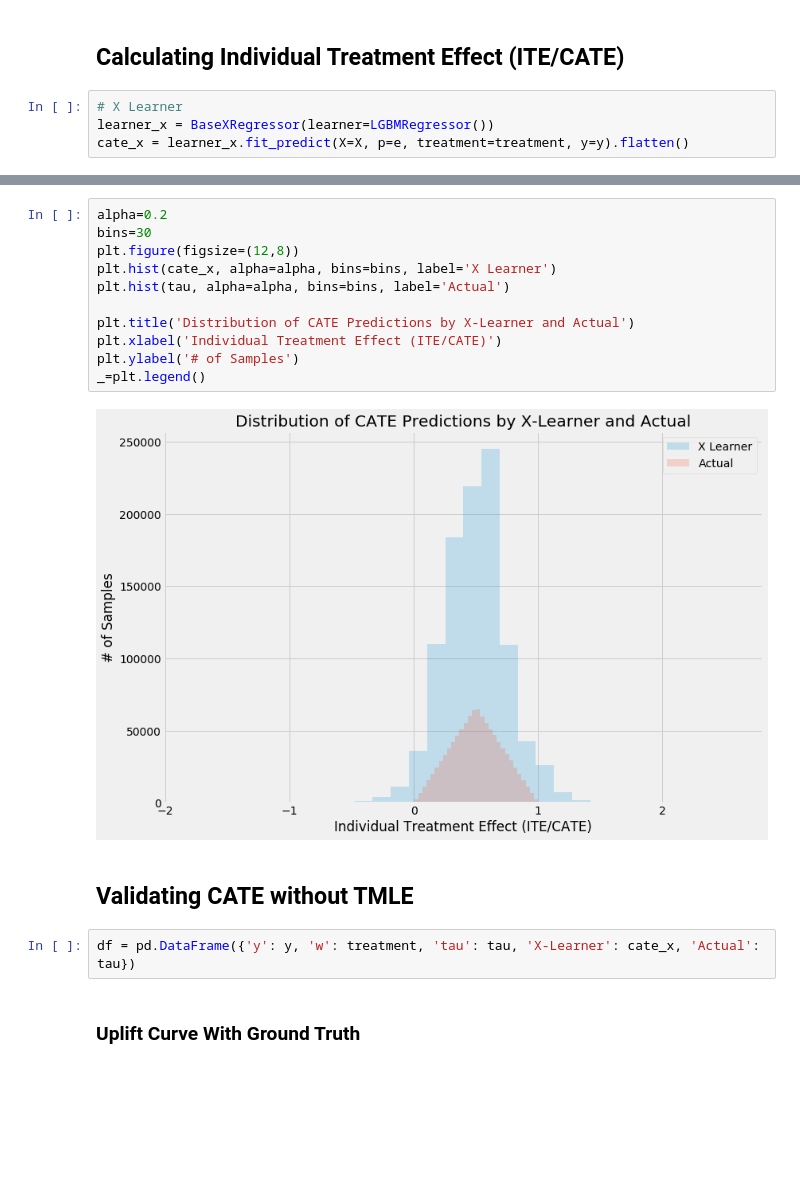
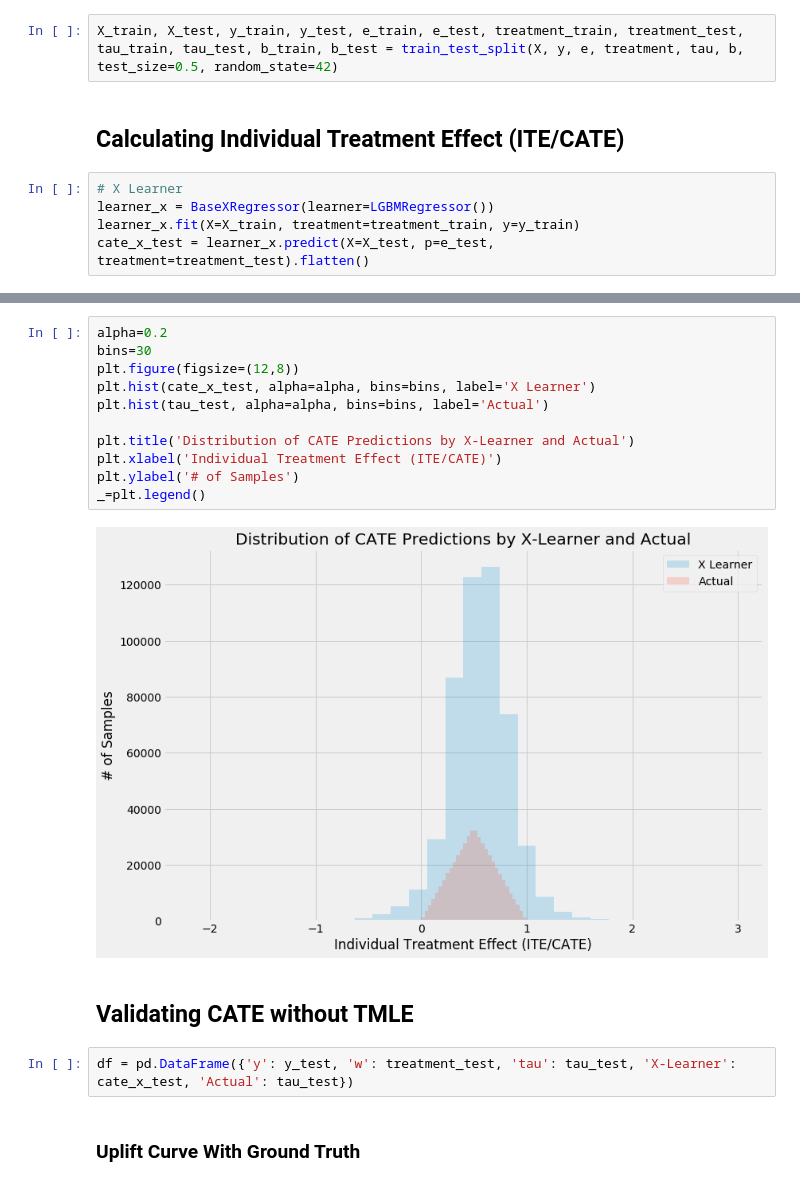
Before and after one commit to uber/causalml, a Jupyter notebook: examples/validation_with_tmle.ipynb, the cells around one changed output, grey strips where cells are left out. Drawn from its saved outputs; the diff is of its cells as text; blank space fills up the shorter version.

```diff
--- a/examples/validation_with_tmle.ipynb
+++ b/examples/validation_with_tmle.ipynb
@@ -52,9 +40,12 @@ plt.style.use('fivethirtyeight')
 # %%
 # Generate synthetic data using mode 1
 y, X, treatment, tau, b, e = synthetic_data(mode=1, n=1000000, p=10, sigma=5.)
+# %%
+X_train, X_test, y_train, y_test, e_train, e_test, treatment_train, treatment_test, tau_train, tau_test, b_train, b_test = train_test_split(X, y, e, treatment, tau, b, test_size=0.5, random_state=42)
 # %% [markdown]
 ## Calculating Individual Treatment Effect (ITE/CATE)
 # %%
 # X Learner
 learner_x = BaseXRegressor(learner=LGBMRegressor())
-cate_x = learner_x.fit_predict(X=X, p=e, treatment=treatment, y=y).flatten()
+learner_x.fit(X=X_train, treatment=treatment_train, y=y_train)
+cate_x_test = learner_x.predict(X=X_test, p=e_test, treatment=treatment_test).flatten()
@@ -70,19 +52,19 @@ I1108 11:52:31.985958 4509050304 regression.py:126]     Gini (Treatment):     0.
 # %%
 alpha=0.2
 bins=30
 plt.figure(figsize=(12,8))
-plt.hist(cate_x, alpha=alpha, bins=bins, label='X Learner')
-plt.hist(tau, alpha=alpha, bins=bins, label='Actual')
+plt.hist(cate_x_test, alpha=alpha, bins=bins, label='X Learner')
+plt.hist(tau_test, alpha=alpha, bins=bins, label='Actual')
 
 plt.title('Distribution of CATE Predictions by X-Learner and Actual')
 plt.xlabel('Individual Treatment Effect (ITE/CATE)')
 plt.ylabel('# of Samples')
 _=plt.legend()
 # %% [output]
-[figure, old version]
+[figure, new version]
 # %% [markdown]
 ## Validating CATE without TMLE
 # %%
-df = pd.DataFrame({'y': y, 'w': treatment, 'tau': tau, 'X-Learner': cate_x, 'Actual': tau})
+df = pd.DataFrame({'y': y_test, 'w': treatment_test, 'tau': tau_test, 'X-Learner': cate_x_test, 'Actual': tau_test})
 # %% [markdown]
 ### Uplift Curve With Ground Truth
```
Also changed, not shown: parts of 15 cells of this notebook.
